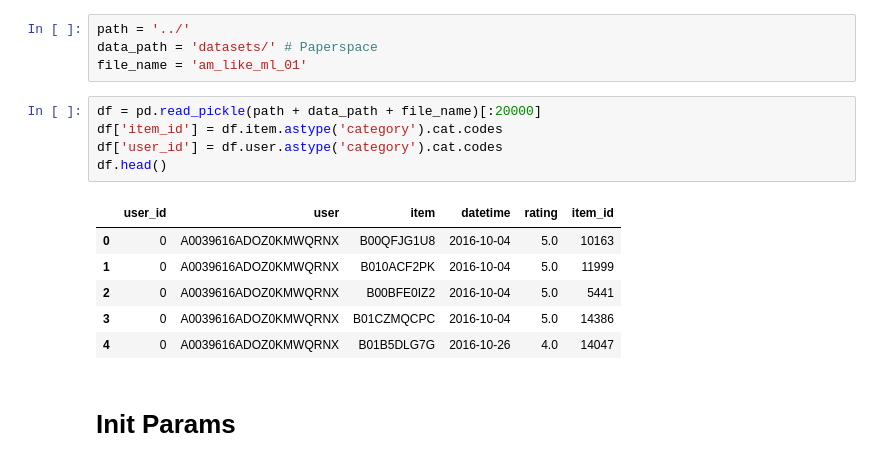
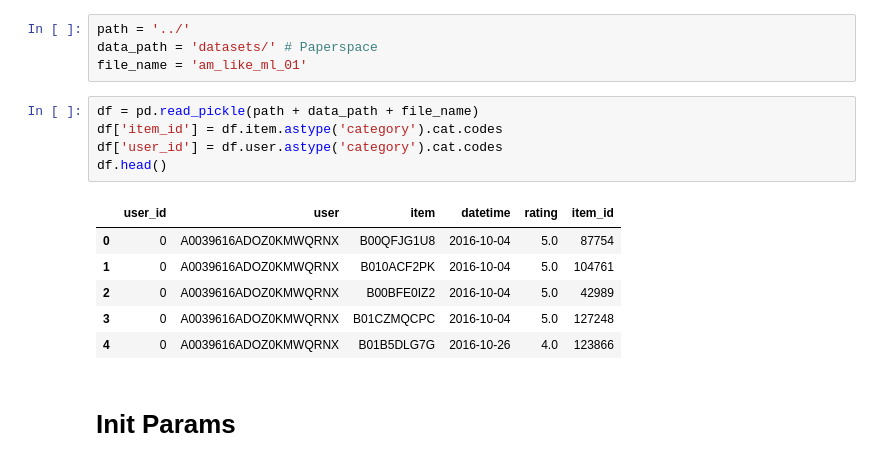
Before and after one commit to ROpdam/recommender_comparison, a Jupyter notebook: CF_RNN_GS.ipynb, the cells around one changed output. Cells and saved outputs as stored; diff of their text form.

```diff
--- a/CF_RNN_GS.ipynb
+++ b/CF_RNN_GS.ipynb
@@ -17,17 +17,17 @@ path = '../'
 data_path = 'datasets/' # Paperspace
 file_name = 'am_like_ml_01'
 # %%
-df = pd.read_pickle(path + data_path + file_name)[:20000]
+df = pd.read_pickle(path + data_path + file_name)
 df['item_id'] = df.item.astype('category').cat.codes
 df['user_id'] = df.user.astype('category').cat.codes
 df.head()
 # %% [output]
 |  | user_id | user | item | datetime | rating | item_id |
-| 0 | 0 | A0039616ADOZ0KMWQRNX | B00QFJG1U8 | 2016-10-04 | 5.0 | 10163 |
-| 1 | 0 | A0039616ADOZ0KMWQRNX | B010ACF2PK | 2016-10-04 | 5.0 | 11999 |
-| 2 | 0 | A0039616ADOZ0KMWQRNX | B00BFE0IZ2 | 2016-10-04 | 5.0 | 5441 |
-| 3 | 0 | A0039616ADOZ0KMWQRNX | B01CZMQCPC | 2016-10-04 | 5.0 | 14386 |
-| 4 | 0 | A0039616ADOZ0KMWQRNX | B01B5DLG7G | 2016-10-26 | 4.0 | 14047 |
+| 0 | 0 | A0039616ADOZ0KMWQRNX | B00QFJG1U8 | 2016-10-04 | 5.0 | 87754 |
+| 1 | 0 | A0039616ADOZ0KMWQRNX | B010ACF2PK | 2016-10-04 | 5.0 | 104761 |
+| 2 | 0 | A0039616ADOZ0KMWQRNX | B00BFE0IZ2 | 2016-10-04 | 5.0 | 42989 |
+| 3 | 0 | A0039616ADOZ0KMWQRNX | B01CZMQCPC | 2016-10-04 | 5.0 | 127248 |
+| 4 | 0 | A0039616ADOZ0KMWQRNX | B01B5DLG7G | 2016-10-26 | 4.0 | 123866 |
 # %% [markdown]
 # Init Params
 # %%
```
Also changed, not shown: parts of 7 cells of this notebook, 1 other file.
